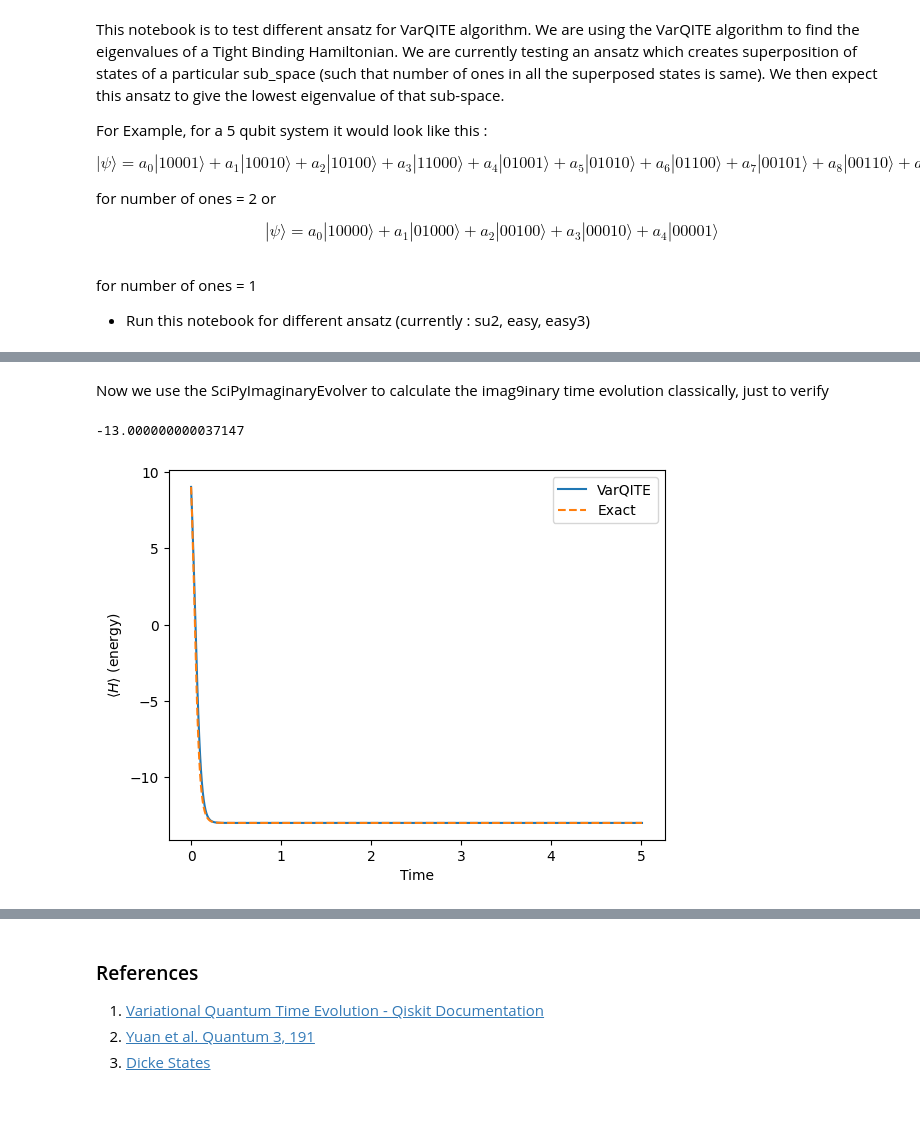
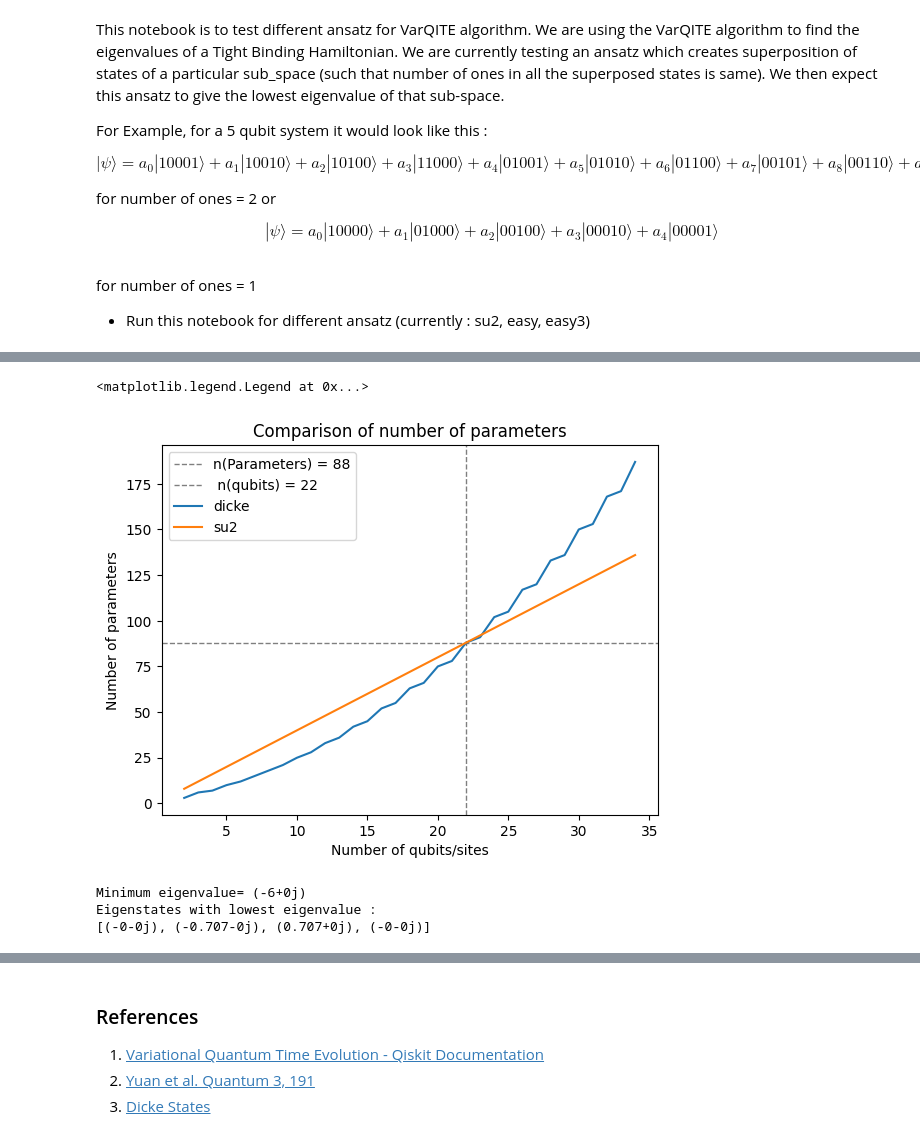
Before and after one commit to Cheshta-Joshi/hubb_sim, a Jupyter notebook: VarQITE_ansatz.ipynb, the cells around one changed output, grey strips where cells are left out. Cells and saved outputs as stored; diff of their text form; code cells hidden in the pictures; blank space fills up the shorter version.

Commit message:
Added param comparison and updated VarQITE ansatz

```diff
--- a/VarQITE_ansatz.ipynb
+++ b/VarQITE_ansatz.ipynb
@@ -199,2 +117,0 @@ h_exp_val[-1]
-# %% [markdown]
-Now we use the SciPyImaginaryEvolver to calculate the imag9inary time evolution classically, just to verify
@@ -207,16 +118,25 @@ sol = exact_evol.evolve(evolution_problem)
-# %%
-#Exact lowest eigenvalue
-exact_h_exp_val = sol.observables[0][0].real
-exact_h_exp_val[-1]
-# %% [output]
--13.000000000037147
-# %%
-#Comparison of VarQITE and Classical evolution
-times = evolution_result_eff.times
-pylab.plot(times, h_exp_val, label= "VarQITE")
-pylab.plot(times, exact_h_exp_val , label= "Exact",  linestyle='--')
-pylab.xlabel("Time")
-pylab.ylabel(r"$\langle H \rangle$ (energy)")
-pylab.legend(loc="upper right");
-# %% [output]
-[figure, removed]
+# %%
+#Comparison of paramters
+param_dicke = []
+param_su2 = []
+max = 35
+for n in range(2,max) :
+    k = n//2
+    param_dicke.append(int(3*(n-k) + k*(k-1)/2))
+    param_su2.append(4*n)
+    if int(3*(n-k) + k*(k-1)/2) == 4*n :
+        n_inter = n
+        param_inter = 4*n
+plt.axhline(y=param_inter, color='black', linestyle='--', linewidth=1, alpha=0.5,
+            label=f'n(Parameters) = {param_inter}')
+plt.axvline(x=n_inter, color='black', linestyle='--', linewidth=1, alpha=0.5,
+            label=f' n(qubits) = {n_inter}')
+plt.plot(range(2,max),param_dicke, label='dicke')
+plt.plot(range(2,max),param_su2, label='su2')
+plt.xlabel('Number of qubits/sites')
+plt.ylabel('Number of parameters')
+plt.title('Comparison of number of parameters')
+plt.legend()
+# %% [output]
+<matplotlib.legend.Legend at 0x...>
+[figure, added]
@@ -222,0 +146,14 @@ pylab.legend(loc="upper right");
+# %%
+#print(eig)
+eigstates = []
+for i,x in enumerate(eig) :
+    if np.round(x) == np.round(min(eig)) :
+        eigstates.append(new_vec[i])
+print("Minimum eigenvalue=", min(eig))
+print("Eigenstates with lowest eigenvalue : ")
+for state in eigstates :
+    print([np.round(x,3) for x in np.asarray(state)])
+# %% [output]
+Minimum eigenvalue= (-6+0j)
+Eigenstates with lowest eigenvalue :
+[(-0-0j), (-0.707-0j), (0.707+0j), (-0-0j)]
```
Also changed, not shown: parts of 15 cells of this notebook.
